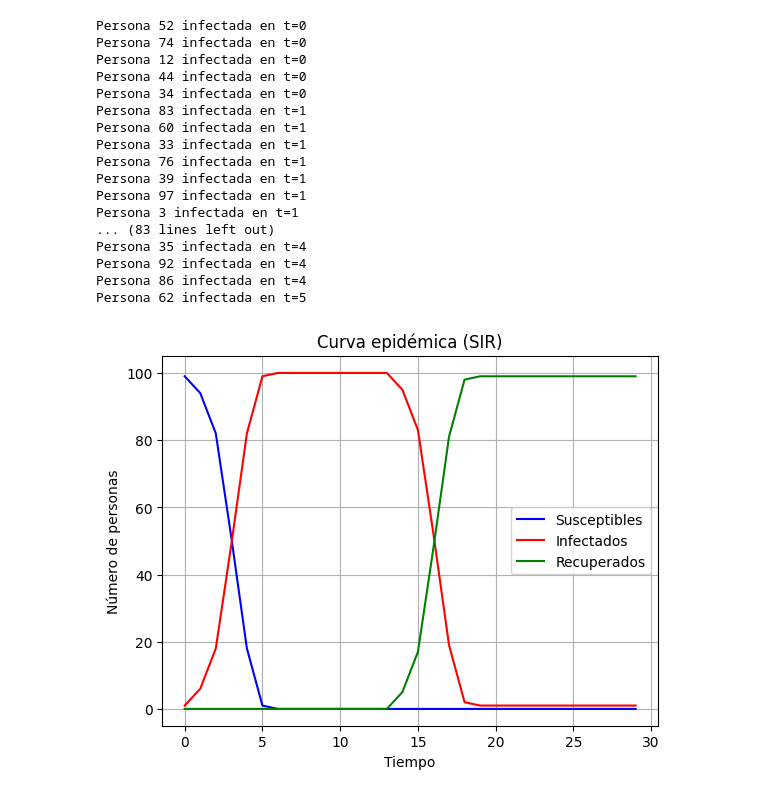
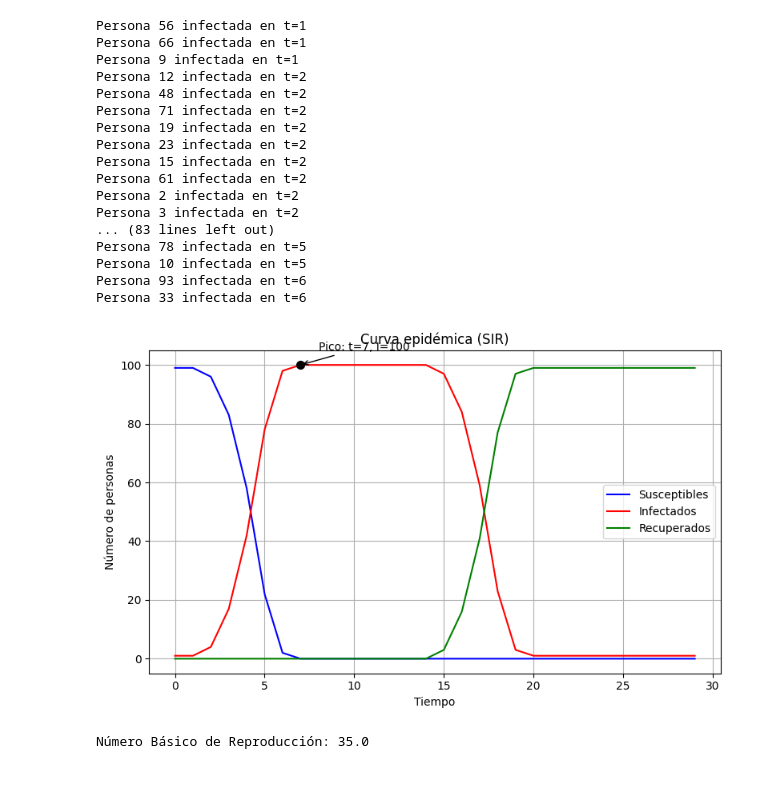
Before and after one commit to cjorgeluis122333/simulacion-clases-practicas, a Jupyter notebook: src/projectoFinalSimulacion/ejer3.ipynb, the cells around one changed output. Saved outputs shown, nothing was run; the diff lists cells and outputs as text; code cells hidden in the pictures.

```diff
--- a/src/projectoFinalSimulacion/ejer3.ipynb
+++ b/src/projectoFinalSimulacion/ejer3.ipynb
@@ -3,18 +3,23 @@ import simpy
 import random
 import matplotlib.pyplot as plt
 
+infect = 5
+infectProbability = 0.5
+time = 14
+
 
 class Persona:
+
     def __init__(self, env, id, estado_inicial="S"):
         self.env = env
         self.id = id
         self.estado = estado_inicial
 
     def infectar(self):
-        if self.estado == "S" and random.random() < 0.3:  # 30% de probabilidad
+        if self.estado == "S" and random.random() < infectProbability:  # 30% de probabilidad
             self.estado = "I"
             print(f"Persona {self.id} infectada en t={self.env.now}")
-            yield self.env.timeout(14)  # Tiempo de recuperación
+            yield self.env.timeout(time)  # Tiempo de recuperación
             self.estado = "R"
 
 
@@ -31,54 +36,85 @@ def simulacion(env, num_personas=100, duracion=30):
     while env.now < duracion:
         for persona in personas:
             if persona.estado == "I":
-                vecinos = random.sample(personas, 5)
+                vecinos = random.sample(personas, infect)
                 for vecino in vecinos:
                     env.process(vecino.infectar())
 
-        # Contar estados
+        # Contar estados en este instante
         s = sum(1 for p in personas if p.estado == "S")
         i = sum(1 for p in personas if p.estado == "I")
         r = sum(1 for p in personas if p.estado == "R")
 
         tiempos.append(env.now)
         susceptibles.append(s)
         infectados.append(i)
         recuperados.append(r)
 
         yield env.timeout(1)
 
-    # Al terminar, graficar la curva epidémica
+    # ======= Gráfica 1: Curva epidémica (S, I, R vs tiempo) =======
+    plt.figure(figsize=(8, 5))
     plt.plot(tiempos, susceptibles, label="Susceptibles", color="blue")
     plt.plot(tiempos, infectados, label="Infectados", color="red")
     plt.plot(tiempos, recuperados, label="Recuperados", color="green")
     plt.xlabel("Tiempo")
     plt.ylabel("Número de personas")
     plt.title("Curva epidémica (SIR)")
     plt.legend()
     plt.grid(True)
+    plt.tight_layout()
+
+    # ======= Encontrar el pico de infección =======
+    pico_idx = max(range(len(infectados)), key=lambda idx: infectados[idx])
+    tiempo_pico = tiempos[pico_idx]
+    valor_pico = infectados[pico_idx]
+
+    # Marcar el pico en la misma gráfica
+    plt.scatter([tiempo_pico], [valor_pico], color="black", s=50, zorder=5)
+    plt.annotate(
+        f"Pico: t={tiempo_pico}, I={valor_pico}",
+        xy=(tiempo_pico, valor_pico),
+        xytext=(tiempo_pico + 1, valor_pico + 5),
+        arrowprops=dict(arrowstyle="->", color="black")
+        # fontsize= nine
+    )
     plt.show()
+
+    # ======= Gráfica 2: Pico de infección =======
+    # plt.figure(figsize=(6, 4))
+    # plt.bar([tiempo_pico], [valor_pico], color="red", width=0.8)
+    # plt.xlabel("Tiempo del pico")
+    # plt.ylabel("Número de infectados en el pico")
+    # plt.title("Pico de infección")
+    # plt.xticks([tiempo_pico])
+    # plt.grid(axis="y", linestyle="--", alpha=0.7)
+    # plt.tight_layout()
+    # plt.show()
 
 
 # Ejecutar simulación
 env = simpy.Environment()
 env.process(simulacion(env))
 env.run()
+result = infect*infectProbability*time
+print(f"Número Básico de Reproducción: {result}")
 # %% [output]
-Persona 52 infectada en t=0
-Persona 74 infectada en t=0
-Persona 12 infectada en t=0
-Persona 44 infectada en t=0
-Persona 34 infectada en t=0
-Persona 83 infectada en t=1
-Persona 60 infectada en t=1
-Persona 33 infectada en t=1
-Persona 76 infectada en t=1
-Persona 39 infectada en t=1
-Persona 97 infectada en t=1
-Persona 3 infectada en t=1
+Persona 56 infectada en t=1
+Persona 66 infectada en t=1
+Persona 9 infectada en t=1
+Persona 12 infectada en t=2
+Persona 48 infectada en t=2
+Persona 71 infectada en t=2
+Persona 19 infectada en t=2
+Persona 23 infectada en t=2
+Persona 15 infectada en t=2
+Persona 61 infectada en t=2
+Persona 2 infectada en t=2
+Persona 3 infectada en t=2
 ... (83 lines left out)
-Persona 35 infectada en t=4
-Persona 92 infectada en t=4
-Persona 86 infectada en t=4
-Persona 62 infectada en t=5
+Persona 78 infectada en t=5
+Persona 10 infectada en t=5
+Persona 93 infectada en t=6
+Persona 33 infectada en t=6
-[figure, old version]
+[figure, new version]
+Número Básico de Reproducción: 35.0
```
Also changed, not shown: 2 other files.
